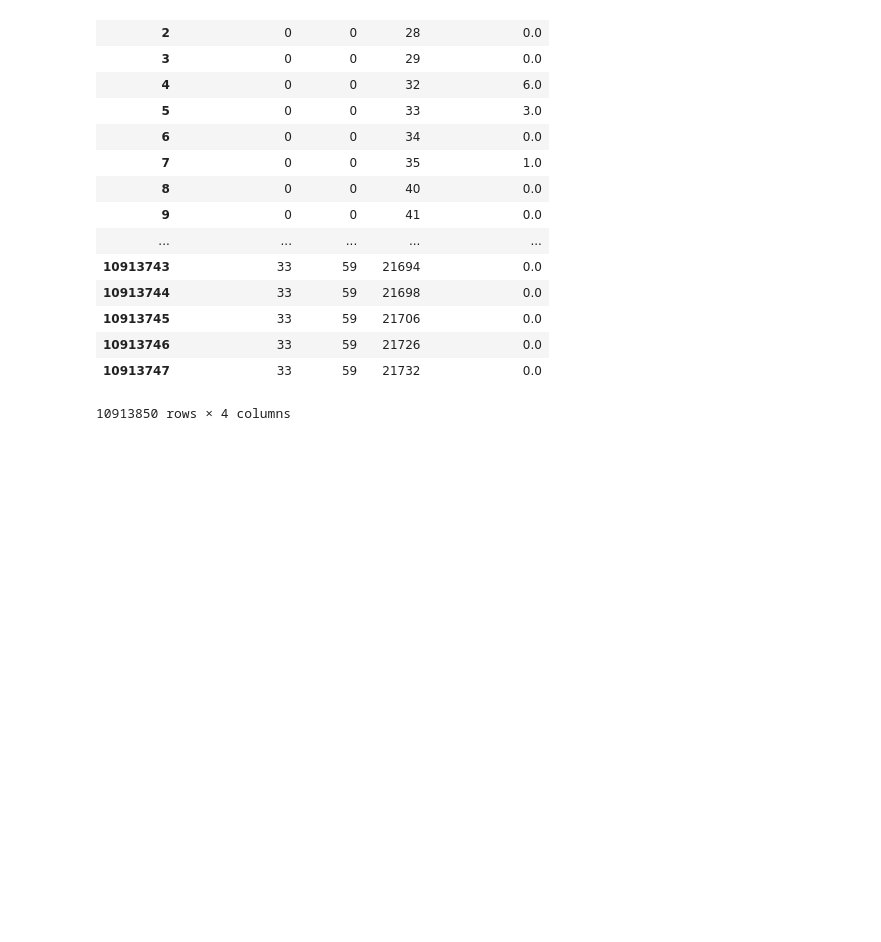
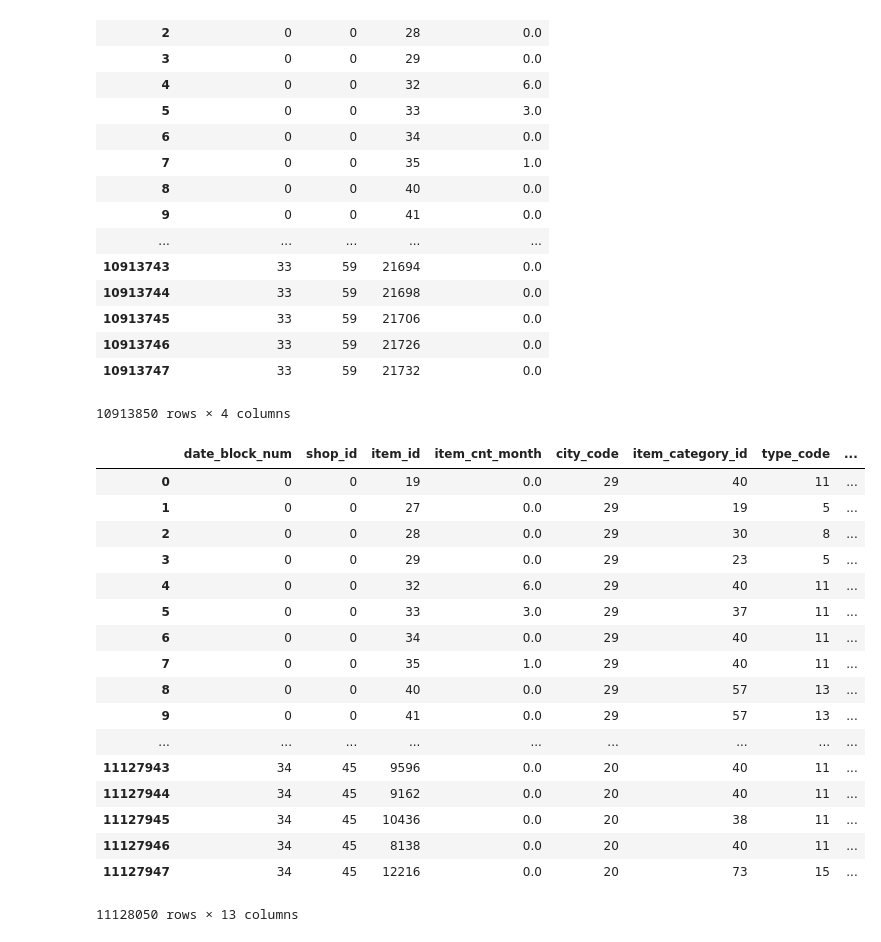
Before and after one commit to vcheng728/predsales, a Jupyter notebook: Predicting Sales.ipynb, the cells around one changed output. Drawn from its saved outputs; the diff is of its cells as text; code cells hidden in the pictures; blank space fills up the shorter version.

Commit message:
Lag function
added a function to create lagged variables

```diff
--- a/Predicting Sales.ipynb
+++ b/Predicting Sales.ipynb
@@ -273,3 +226,58 @@ matrix
 | 10913746 | 33 | 59 | 21726 | 0.0 |
 | 10913747 | 33 | 59 | 21732 | 0.0 |
 10913850 rows × 4 columns
+# %%
+# adding test data together with training set
+test['date_block_num'] = 34
+test['date_block_num'] = test['date_block_num'].astype(np.int8)
+test['shop_id'] = test['shop_id'].astype(np.int8)
+test['item_id'] = test['item_id'].astype(np.int16)
+# %%
+matrix = pd.concat([matrix,test],ignore_index = True,sort=False,keys=cols)
+matrix.fillna(0,inplace= True)
+# %%
+# left joining shop,item, and category tables
+matrix = pd.merge(matrix,shops,on=['shop_id'],how = 'left')
+matrix = pd.merge(matrix,items,on = ['item_id'], how = 'left')
+matrix = pd.merge(matrix,cats, on = ['item_category_id'], how ='left')
+
+# force data type to save memory
+matrix['city_code'] = matrix['city_code'].astype(np.int8)
+matrix['item_category_id'] = matrix['item_category_id'].astype(np.int8)
+matrix['type_code'] = matrix['type_code'].astype(np.int8)
+matrix['subtype_code'] = matrix['subtype_code'].astype(np.int8)
+# %%
+# lag function
+
+def lag_target(df,lag,col):
+    temp = df[['date_block_num','shop_id','item_id',col]]
+
+    for i in lag:
+        shifted = temp.copy()
+        shifted.columns = ['date_block_num','shop_id','item_id',col+'_lag_'+str(i)]
+        shifted['date_block_num'] += 1
+        df = pd.merge(df,shifted, on =['date_block_num','shop_id','item_id'],how = 'left')
+
+    return df
+
+x = lag_target(matrix,[1,2,3,6,12],'item_cnt_month')
+x
+# %% [output]
+|  | date_block_num | shop_id | item_id | item_cnt_month | city_code | item_category_id | type_code | ... |
+| 0 | 0 | 0 | 19 | 0.0 | 29 | 40 | 11 | ... |
+| 1 | 0 | 0 | 27 | 0.0 | 29 | 19 | 5 | ... |
+| 2 | 0 | 0 | 28 | 0.0 | 29 | 30 | 8 | ... |
+| 3 | 0 | 0 | 29 | 0.0 | 29 | 23 | 5 | ... |
+| 4 | 0 | 0 | 32 | 6.0 | 29 | 40 | 11 | ... |
+| 5 | 0 | 0 | 33 | 3.0 | 29 | 37 | 11 | ... |
+| 6 | 0 | 0 | 34 | 0.0 | 29 | 40 | 11 | ... |
+| 7 | 0 | 0 | 35 | 1.0 | 29 | 40 | 11 | ... |
+| 8 | 0 | 0 | 40 | 0.0 | 29 | 57 | 13 | ... |
+| 9 | 0 | 0 | 41 | 0.0 | 29 | 57 | 13 | ... |
+| ... | ... | ... | ... | ... | ... | ... | ... | ... |
+| 11127943 | 34 | 45 | 9596 | 0.0 | 20 | 40 | 11 | ... |
+| 11127944 | 34 | 45 | 9162 | 0.0 | 20 | 40 | 11 | ... |
+| 11127945 | 34 | 45 | 10436 | 0.0 | 20 | 38 | 11 | ... |
+| 11127946 | 34 | 45 | 8138 | 0.0 | 20 | 40 | 11 | ... |
+| 11127947 | 34 | 45 | 12216 | 0.0 | 20 | 73 | 15 | ... |
+11128050 rows × 13 columns
```
Also changed, not shown: parts of 8 cells of this notebook.
